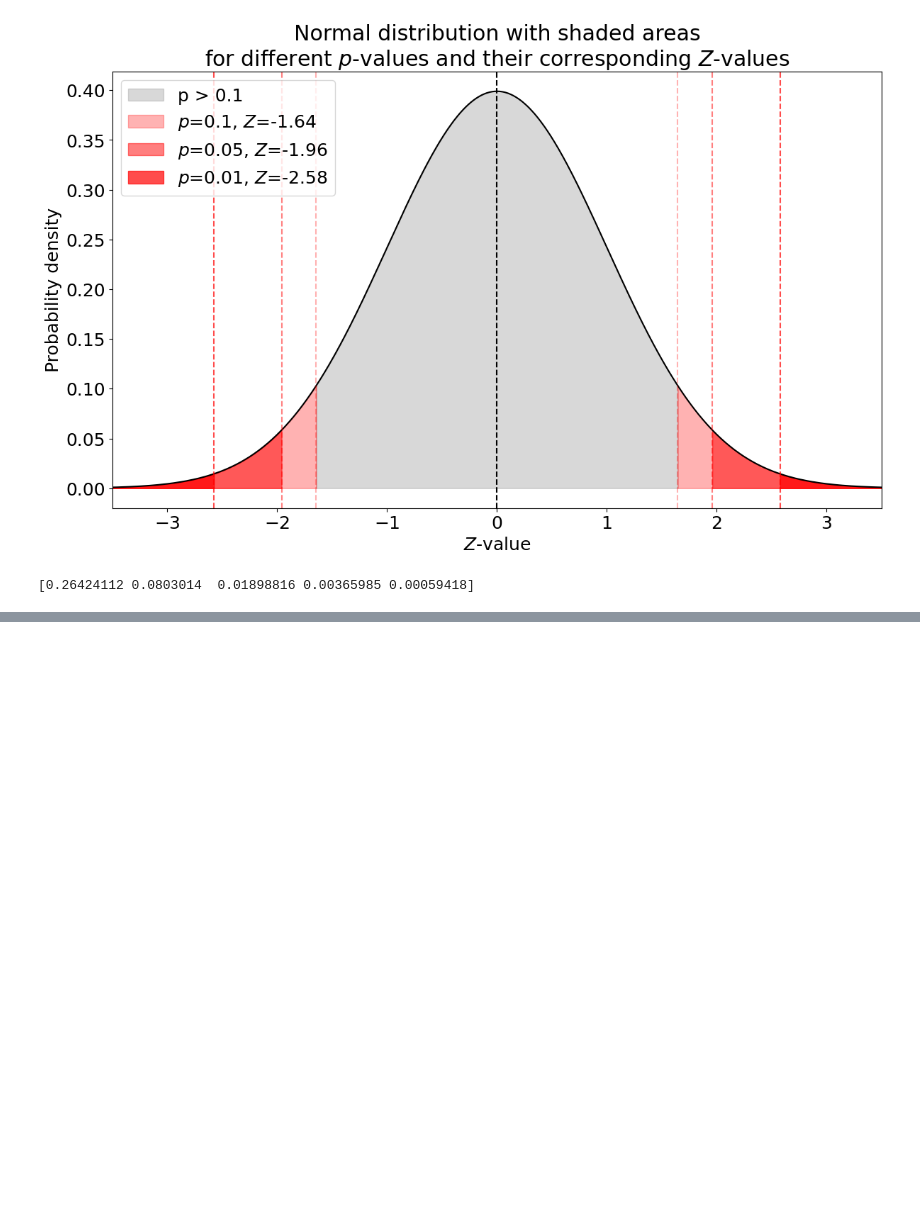
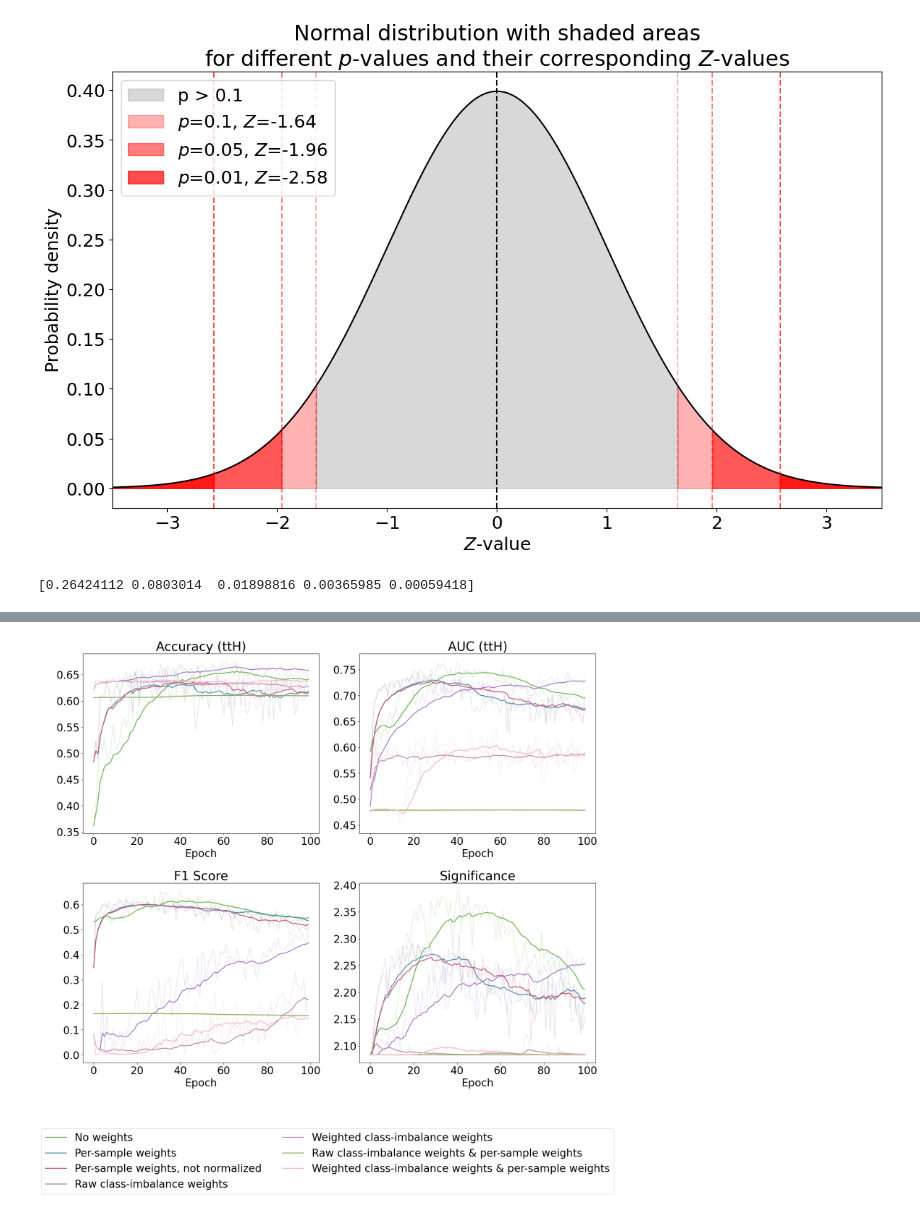
Before and after one commit to elumixor/mtcp, a Jupyter notebook: thesis/generated/generate.ipynb, the cells around one changed output, grey strips where cells are left out. Saved outputs shown, nothing was run; the diff lists cells and outputs as text; code cells hidden in the pictures; blank space fills up the shorter version.

```diff
--- a/thesis/generated/generate.ipynb
+++ b/thesis/generated/generate.ipynb
@@ -105,0 +260,52 @@ print(p_values)
+# %%
+metrics = [
+        ("val/acc/bin", "acc", "Accuracy (ttH)"),
+        ("val/auc_w/ttH", "auc", "AUC (ttH)"),
+        ("val/f1", "f1", "F1 Score"),
+        ("sig/significance", "significance", "Significance")
+    ]
+
+models = [
+    ("transformer-2", "No weights"),
+    ("transformer-2-w-sample", "Per-sample weights"),
+    ("transformer-2-w-sample-unnorm", "Per-sample weights, not normalized"),
+    ("transformer-2-w-class-raw", "Raw class-imbalance weights"),
+    ("transformer-2-w-class-weighted", "Weighted class-imbalance weights"),
+    ("transformer-2-w-sample-class-raw", "Raw class-imbalance weights & per-sample weights"),
+    ("transformer-2-w-sample-class-weighted", "Weighted class-imbalance weights & per-sample weights"),
+]
+
+n_epochs = 200
+fig, axs = plt.subplots(2, 2, figsize=(18, 15))
+axs = axs.flatten()
+lines = []
+for ax, (metric, filename, title) in zip(axs, metrics):
+    df = pd.read_csv(f"thesis/generated/weighting/{filename}.csv")
+
+    # Print the columns
+    ss = [f"{model} - {metric}" for model, name in models]
+
+    data = [df[s][:n_epochs] for s in ss]
+
+    for d, (model, name), color in zip(data, models, colors):
+        ax.plot(d, alpha=0.2, color=color)
+
+    for d, (model, name), color in zip(data, models, colors):
+        line, = ax.plot(d.ewm(alpha=0.1).mean(), label=name, color=color, linewidth=2)
+        if ax == axs[0]:
+            lines.append(line)
+
+    # Set the title and labels
+    ax.set_title(title)
+    ax.set_xlabel("Epoch")
+
+# Set the legend
+fig.legend(handles=lines, loc='upper center', bbox_to_anchor=(0.5, -0.05), ncol=2)
+
+# Adjust the subplots to make room for the legend
+fig.subplots_adjust(bottom=0.15)
+
+fig.tight_layout()
+fig.savefig(f"thesis/figures/ml/weighting/results.pdf", bbox_inches='tight')
+# %% [output]
+[figure, added]
```
Also changed, not shown: parts of 6 cells of this notebook, 46 other files.
